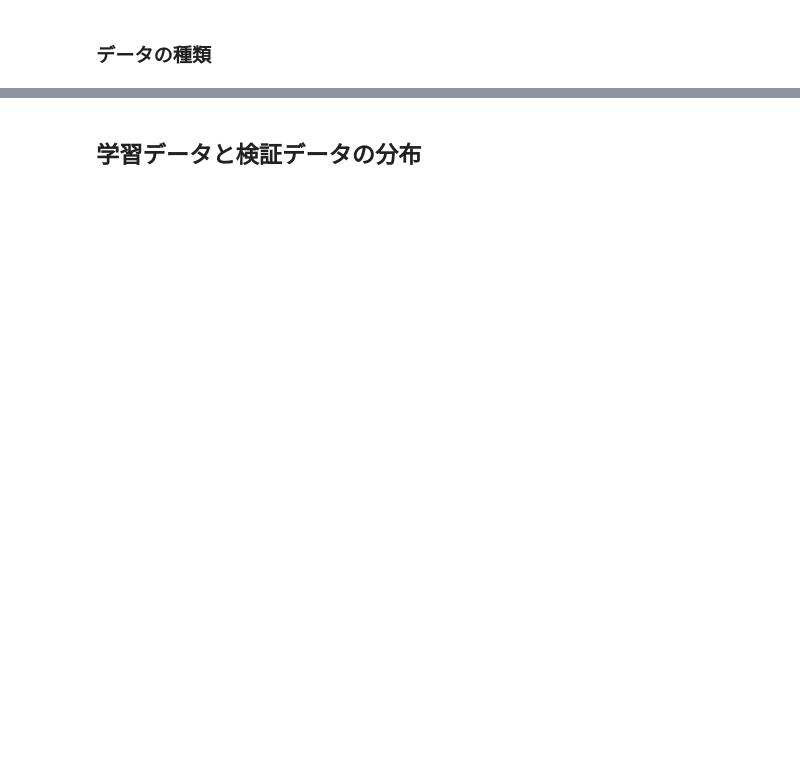
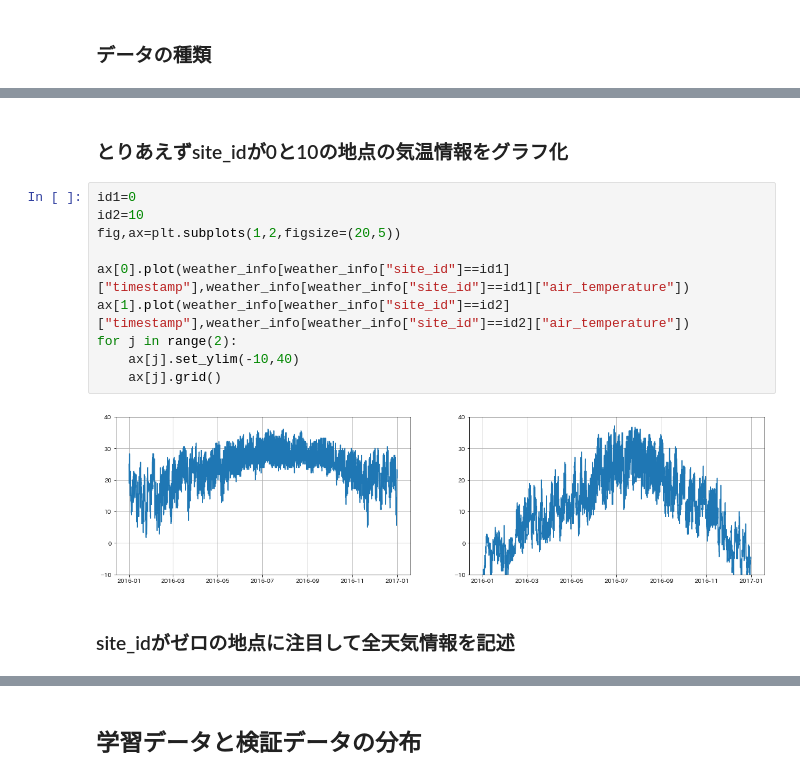
Before and after one commit to komoriTT/git, a Jupyter notebook: 01_データの可視化.ipynb, the cells around one changed output, grey strips where cells are left out. Cells and saved outputs as stored; diff of their text form; blank space fills up the shorter version.

```diff
--- a/01_データの可視化.ipynb
+++ b/01_データの可視化.ipynb
@@ -128,0 +130,16 @@ data
+# %% [markdown]
+### とりあえずsite_idが0と10の地点の気温情報をグラフ化
+# %%
+id1=0
+id2=10
+fig,ax=plt.subplots(1,2,figsize=(20,5))
+
+ax[0].plot(weather_info[weather_info["site_id"]==id1]["timestamp"],weather_info[weather_info["site_id"]==id1]["air_temperature"])
+ax[1].plot(weather_info[weather_info["site_id"]==id2]["timestamp"],weather_info[weather_info["site_id"]==id2]["air_temperature"])
+for j in range(2):
+    ax[j].set_ylim(-10,40)
+    ax[j].grid()
+# %% [output]
+[figure, added]
+# %% [markdown]
+### site_idがゼロの地点に注目して全天気情報を記述
```
Also changed, not shown: parts of 55 cells of this notebook, 1 other file.
